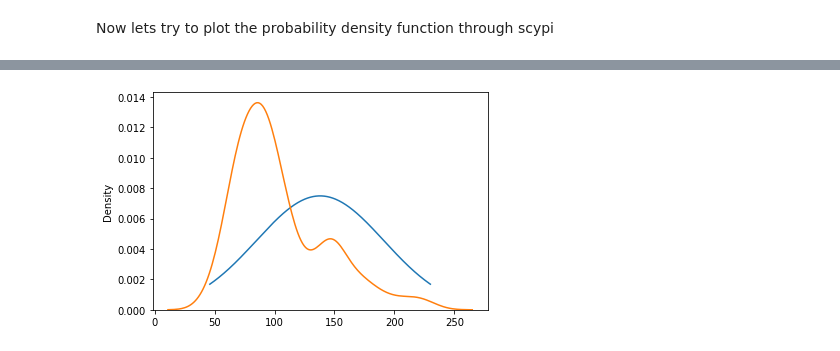
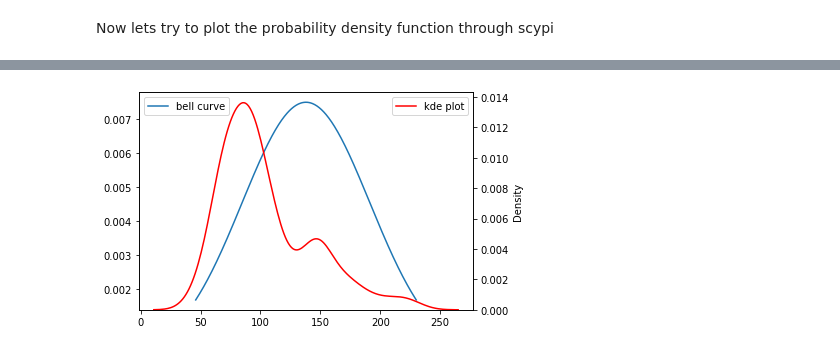
Before and after one commit to shoabahamed/khanacademy-statistics-and-probability, a Jupyter notebook: plotting_normal_distribution_graph.ipynb, the cells around one changed output, grey strips where cells are left out. Cells and saved outputs as stored; diff of their text form; code cells hidden in the pictures.

```diff
--- a/plotting_normal_distribution_graph.ipynb
+++ b/plotting_normal_distribution_graph.ipynb
@@ -115,8 +139,15 @@ hp_std = np.sqrt(variance)
 norm_values = get_normal_values(horsepower, mean=hp_mean, variance=hp_variance)
 # %%
 n_vals = get_normal_values(range, mean=np.mean(range), variance=np.var(range))
-plt.plot(range, n_vals)
-sns.kdeplot(horsepower)
+
+fig, ax1 = plt.subplots()
+ax2 = ax1.twinx()
+
+ax1.plot(range, n_vals, label='bell curve')
+sns.kdeplot(horsepower, label='kde plot', color='red')
+
+plt.legend()
+ax1.legend(loc='upper left')
 plt.show()
 # %% [output]
-[figure, old version]
+[figure, new version]
```
Also changed, not shown: parts of 34 cells of this notebook.
